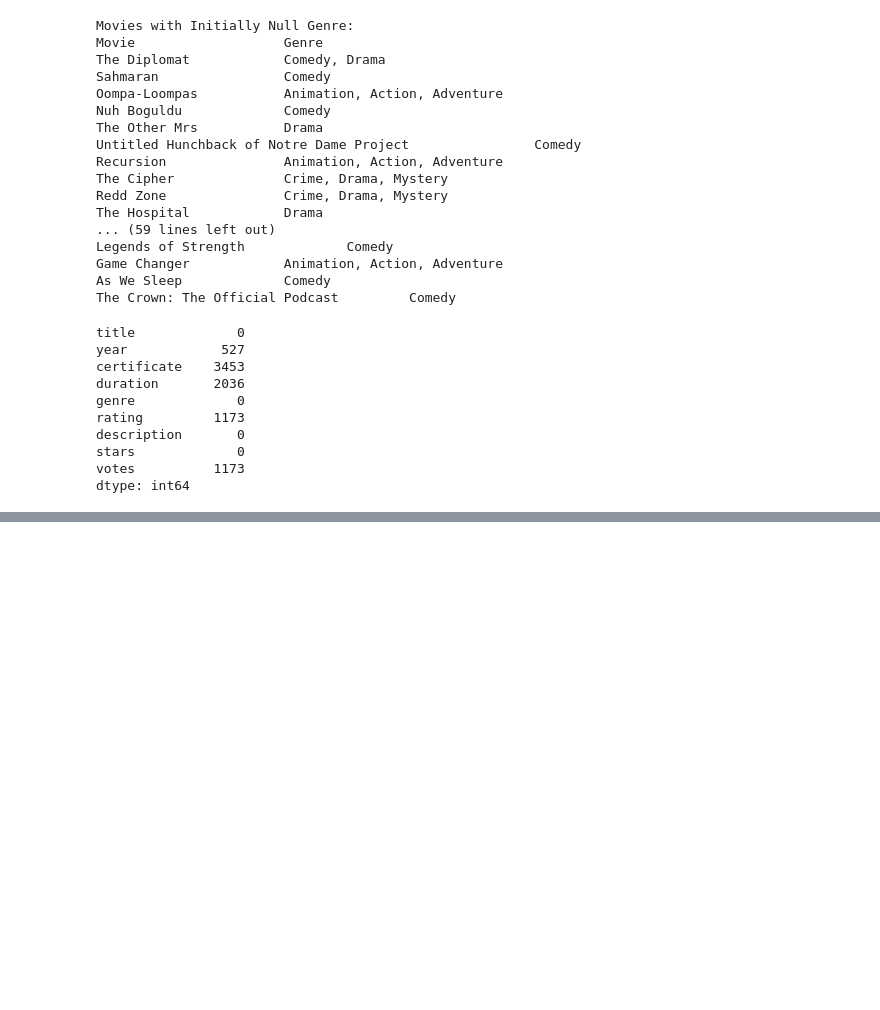
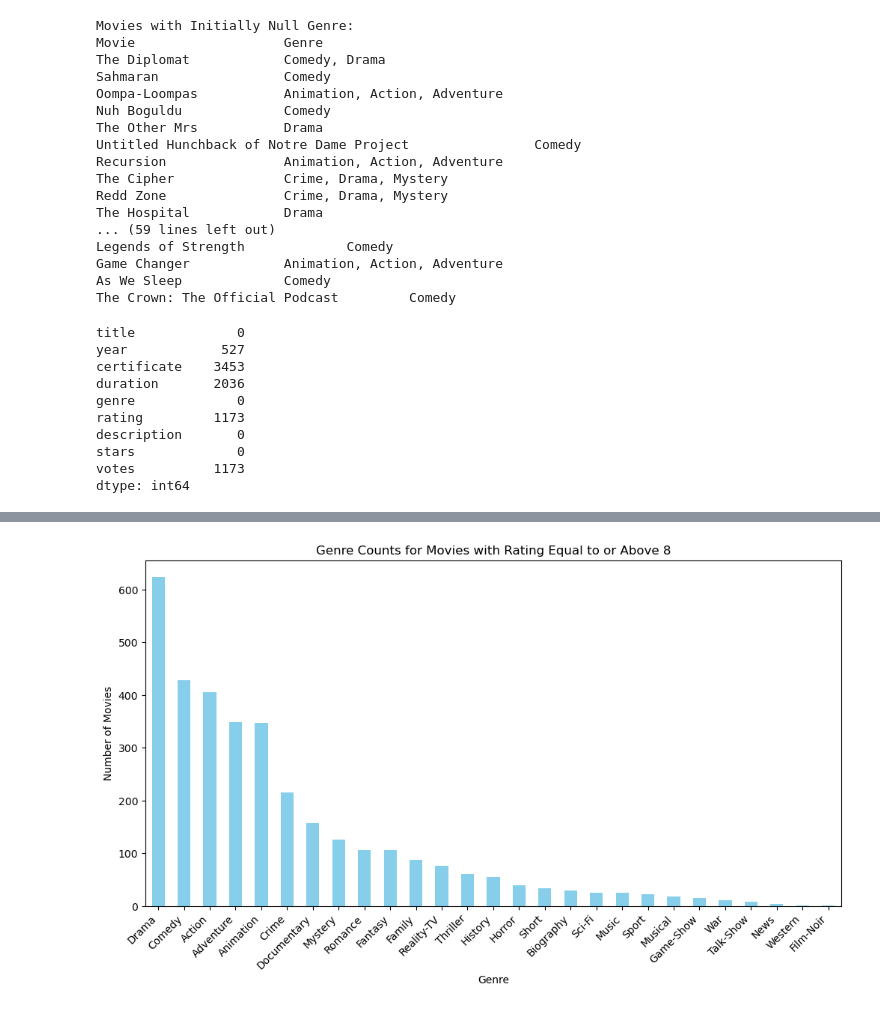
Before and after one commit to sidkarma/Netflix-Recommendation-System, a Jupyter notebook: Untitled.ipynb, the cells around one changed output, grey strips where cells are left out. Saved outputs shown, nothing was run; the diff lists cells and outputs as text; code cells hidden in the pictures; blank space fills up the shorter version.

```diff
--- a/Untitled.ipynb
+++ b/Untitled.ipynb
@@ -247,0 +352,11 @@ plt.show()
+# %%
+# Filter movies with rating equal to or above 8
+high_rated_movies = df[df['rating'] >= 8]
+
+# Count occurrences of each genre in high-rated movies
+genre_counts_high_rated = high_rated_movies['genre'].str.split(', ').explode().value_counts()
+
+# Print genre counts for high-rated movies
+print("Genre Counts for Movies with Rating Equal to or Above 8:")
+for genre, count in genre_counts_high_rated.items():
+    print(f"{genre}: {count} movies")
@@ -247,0 +381,11 @@ plt.show()
+# %%
+# Plotting
+plt.figure(figsize=(12, 6))
+genre_counts_high_rated.plot(kind='bar', color='skyblue')
+plt.title('Genre Counts for Movies with Rating Equal to or Above 8')
+plt.xlabel('Genre')
+plt.ylabel('Number of Movies')
+plt.xticks(rotation=45, ha='right')  # Rotate x-axis labels for better readability
+plt.show()
+# %% [output]
+[figure, added]
```
Also changed, not shown: parts of 15 cells of this notebook.
